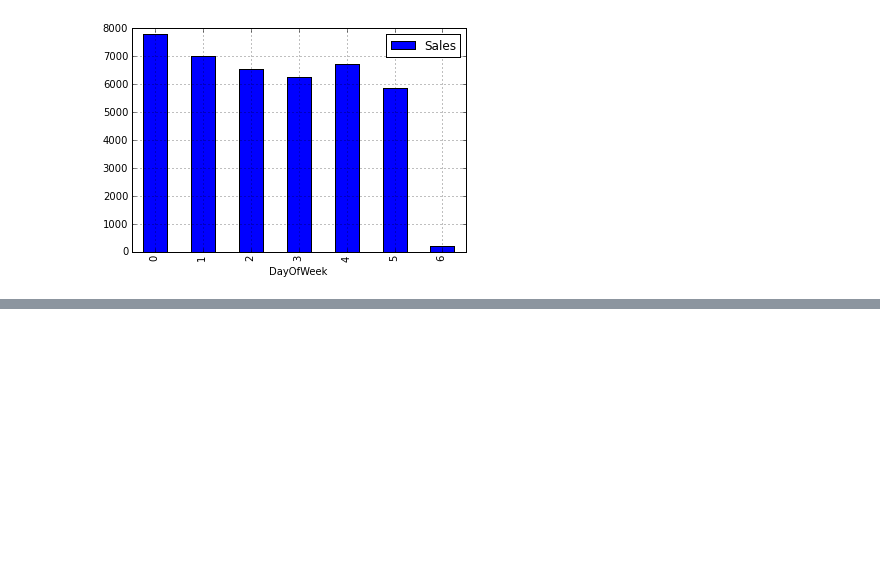
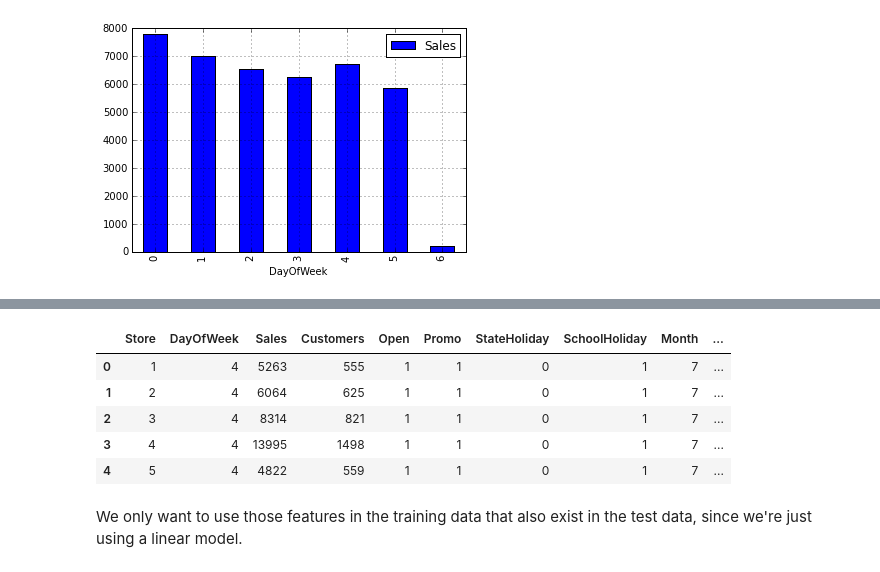
Before and after one commit to meissnereric/rossman_predictor, a Jupyter notebook: cleanData.ipynb, the cells around one changed output, grey strips where cells are left out. Cells and saved outputs as stored; diff of their text form; code cells hidden in the pictures; blank space fills up the shorter version.

```diff
--- a/cleanData.ipynb
+++ b/cleanData.ipynb
@@ -105,0 +134,25 @@ Because our goal is to build a sales predictor, visualization of the results isn
+# %%
+string_cols = ['Date']
+drop_cols = ['Promo2', 'Promo2SinceWeek', 'Promo2SinceYear', 'PromoInterval']
+tw_pre = train.drop(string_cols, axis=1).applymap(lambda x: int(x)
+                            if str.isdigit(str(x))
+                            else np.nan)
+tw = pd.merge(tw_pre, store, on='Store', how='left')
+tw = tw.drop(drop_cols, axis=1)
+#tw['Date'] = train['Date']
+# %%
+
+st_dummies = pd.get_dummies(tw.StoreType, prefix='store').iloc[:, 1:]
+assort_dummies = pd.get_dummies(tw.Assortment, prefix='assort').iloc[:, 1:]
+tw_F = pd.concat([tw, st_dummies, assort_dummies ], axis=1)
+
+tw.head()
+# %% [output]
+|  | Store | DayOfWeek | Sales | Customers | Open | Promo | StateHoliday | SchoolHoliday | Month | ... |
+| 0 | 1 | 4 | 5263 | 555 | 1 | 1 | 0 | 1 | 7 | ... |
+| 1 | 2 | 4 | 6064 | 625 | 1 | 1 | 0 | 1 | 7 | ... |
+| 2 | 3 | 4 | 8314 | 821 | 1 | 1 | 0 | 1 | 7 | ... |
+| 3 | 4 | 4 | 13995 | 1498 | 1 | 1 | 0 | 1 | 7 | ... |
+| 4 | 5 | 4 | 4822 | 559 | 1 | 1 | 0 | 1 | 7 | ... |
+# %% [markdown]
+We only want to use those features in the training data that also exist in the test data, since we're just using a linear model.
```
Also changed, not shown: parts of 15 cells of this notebook.
